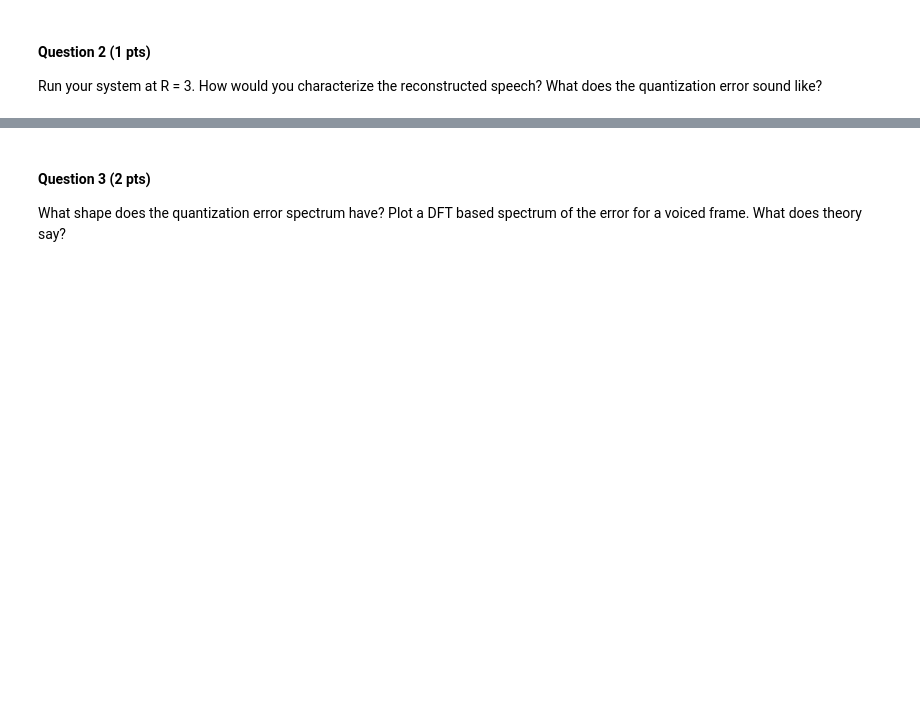
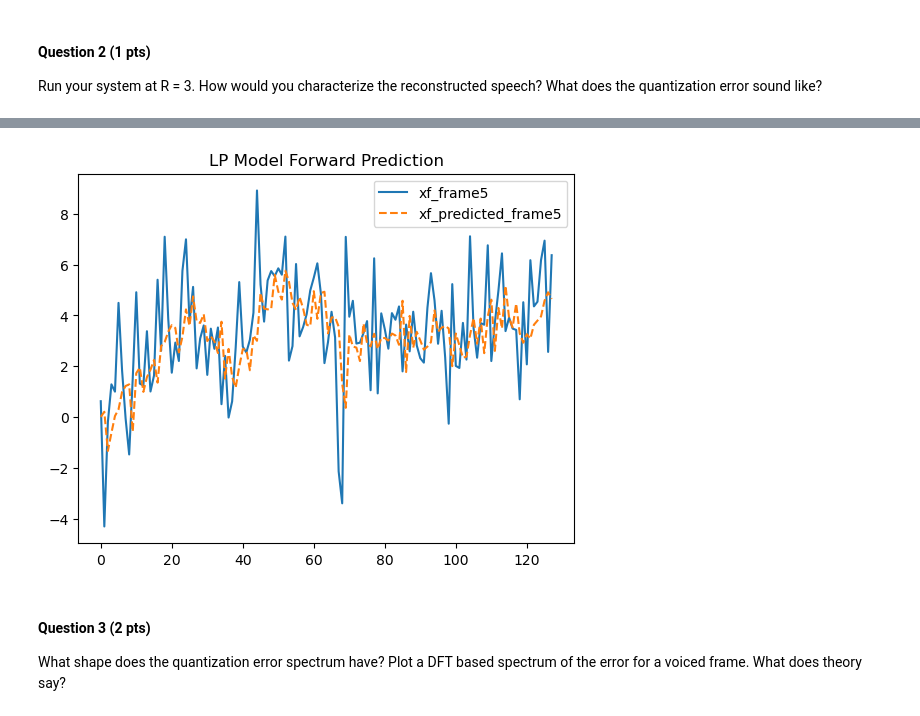
Before and after one commit to ChentingZ0/HangqChenting_speech_pro2, a Jupyter notebook: assignment2_zct.ipynb, the cells around one changed output, grey strips where cells are left out. Saved outputs shown, nothing was run; the diff lists cells and outputs as text; code cells hidden in the pictures; blank space fills up the shorter version.

```diff
--- a/assignment2_zct.ipynb
+++ b/assignment2_zct.ipynb
@@ -817,3 +765,102 @@ print(residual.shape)
+# %%
+ # open loop DPCM quantize each sample of the prediction error signal
+ # the reconstruction error(x^hat - x) should follow the spectral of original signal x
+
+import matplotlib.pyplot as plt
+import scipy
+
+def encode_filter(A, cb1, cb2):
+    codeA = []
+    for i in range(A.shape[0]):
+        A_lsf = spectrum.poly2lsf(A[i, :])
+        distance1 = np.sqrt(np.sum((A_lsf-cb1)**2, axis=1))
+        min_dist_idx = list(distance1).index(np.min(distance1))
+        residual = A_lsf - cb1[min_dist_idx, :]
+        distance2 = np.sqrt(np.sum((residual-cb2)**2, axis=1))
+        min_res_idx = list(distance2).index(np.min(distance2))
+        codeA.append([min_dist_idx, min_res_idx])
+    return np.array(codeA)
+
+def decode_filter(codeA, cb1, cb2):
+    Aq = []
+    for i in range(codeA.shape[0]):
+        Aq.append(spectrum.lsf2poly(cb1[codeA[i, 0],:]+cb2[codeA[i, 1],:]))
+    return np.array(Aq)
+
+def plot_n_frame(n):
+    if n == 5:
+        # fig, ax = plt.subplots()
+        plt.figure()
+        # plt.plot(range(xf_filtered.shape[0]) ,xf_filtered)
+        plt.plot(range(xf_filtered.shape[0]), xf_filtered)
+        plt.plot(range(xf_hat.shape[0]), xf_hat, linestyle='--')
+        plt.legend(['xf_frame5', 'xf_predicted_frame5'])
+        plt.title('LP Model Forward Prediction')
+        # plt.show()
+
+
+x = data["speech8"]
+alen = 128
+ulen = 128
+fs = 8000
+R = 3
+
+N = len(x)
+naf = (N-alen+ulen) // ulen       # Number of analysis frames
+n1 = 0
+A = np.zeros((naf, M+1))   # M is the prediction order.
+# xf_hat = np.zeros((naf,alen))
+residual, xmaxs, x_origin = [], [], []
+
+import spectrum
+cb1, cb2 = data['lsfCB1'], data['lsfCB2']
+
+for n in range(naf):   # on a frame basis
+    xf = x[n1:n1+alen, 0]
+    xf = xf.astype(np.float64)
+    xf_filtered = xf*signal.windows.boxcar(alen)
+    x_origin.append(xf_filtered)
+    lags1, r = xcorr(xf_filtered, xf, M=M)  # autocorrelation faixx
+    a = np.concatenate([np.ones(1), solve_toeplitz(r[:-1], -r[1:])]).ravel()
+    A[n,:] = a # Make sure the polynomial coefficients are in a row vector, store in a matrix
+    b = np.hstack([[0], -1*a[1:]])
+    # print(b)
+    xf_hat = scipy.signal.lfilter(b, [1], xf_filtered)
+    res = xf_filtered - xf_hat
+    x_max = np.max(res)
+    res_q = sq_enc(xin=res, n_bits=3, xmax=x_max, m=0)
+    residual.append(res_q)
+    xmaxs.append(x_max)
+    if n == 5:
+        plot_n_frame(5)
+    n1 = n1 + ulen
+
+A_q = encode_filter(A, cb1, cb2)
+residual = np.array(residual)
+A_recon = decode_filter(A_q, cb1, cb2)
+x_origin = np.array(x_origin)
+# print(A_recon.shape, residual.shape)
+# print(x_origin.shape)
+
+y_array = None
+for n in range(A_recon.shape[0]):
+
+    a_param = A_recon[n, :]
+    a_param = np.hstack([[1], -a_param[1:]])
+    d_hat = residual[n, :]
+    y = scipy.signal.lfilter([1], a_param, d_hat)
+    if n == 0:
+        y_array = y
+    else:
+        y_array = np.concatenate((y_array, y), axis=0)
+    # if n == 12:
+    #     plt.plot(y)
+    #     plt.show()
+    pred_error = y - x_origin[n,]
+
+play_wav(y_array, fs)
+# %% [output]
+[figure, added]
 # %% [markdown]
 #### Question 3 (2 pts)
 
```
Also changed, not shown: parts of 3 cells of this notebook.
